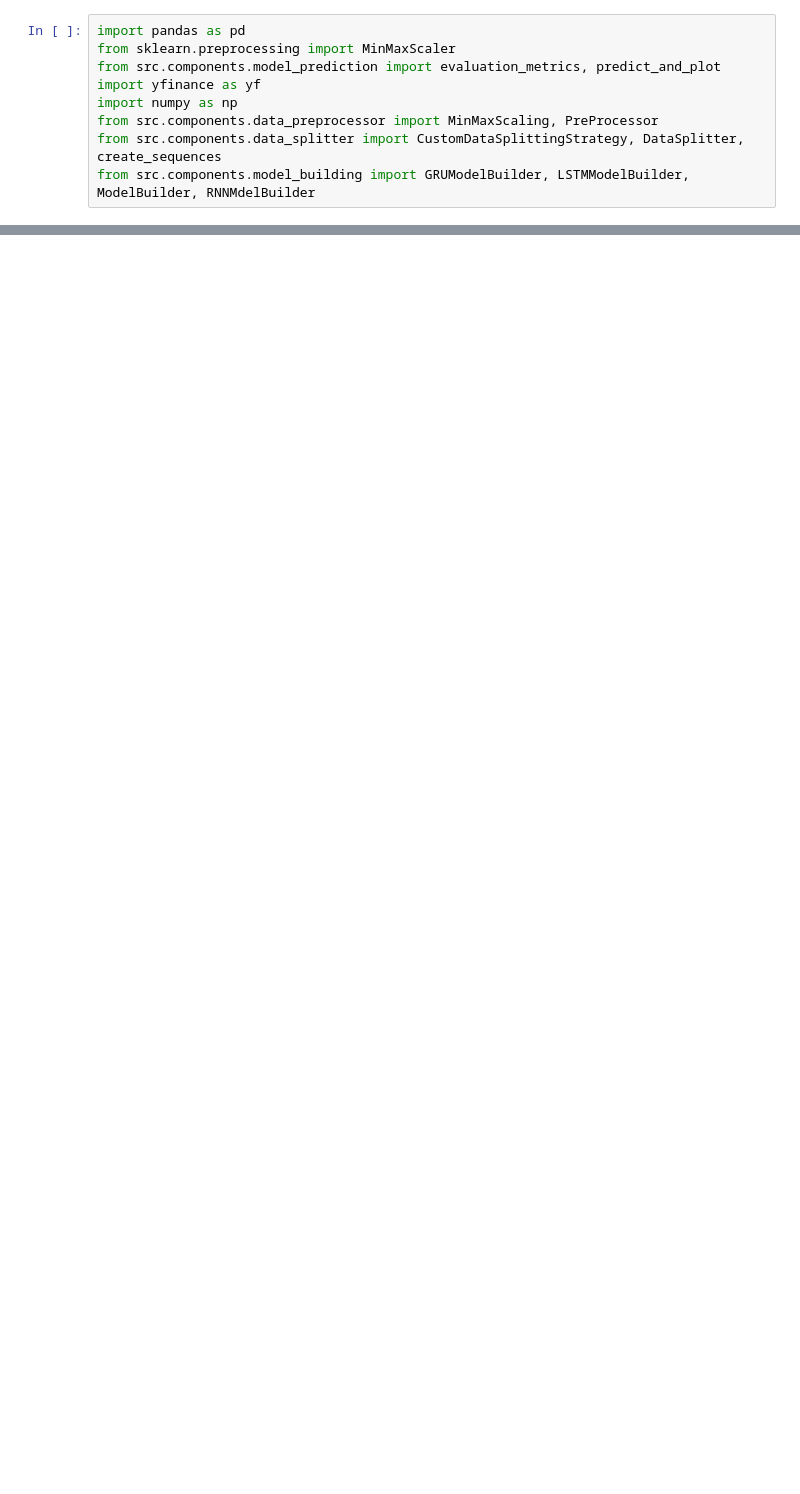
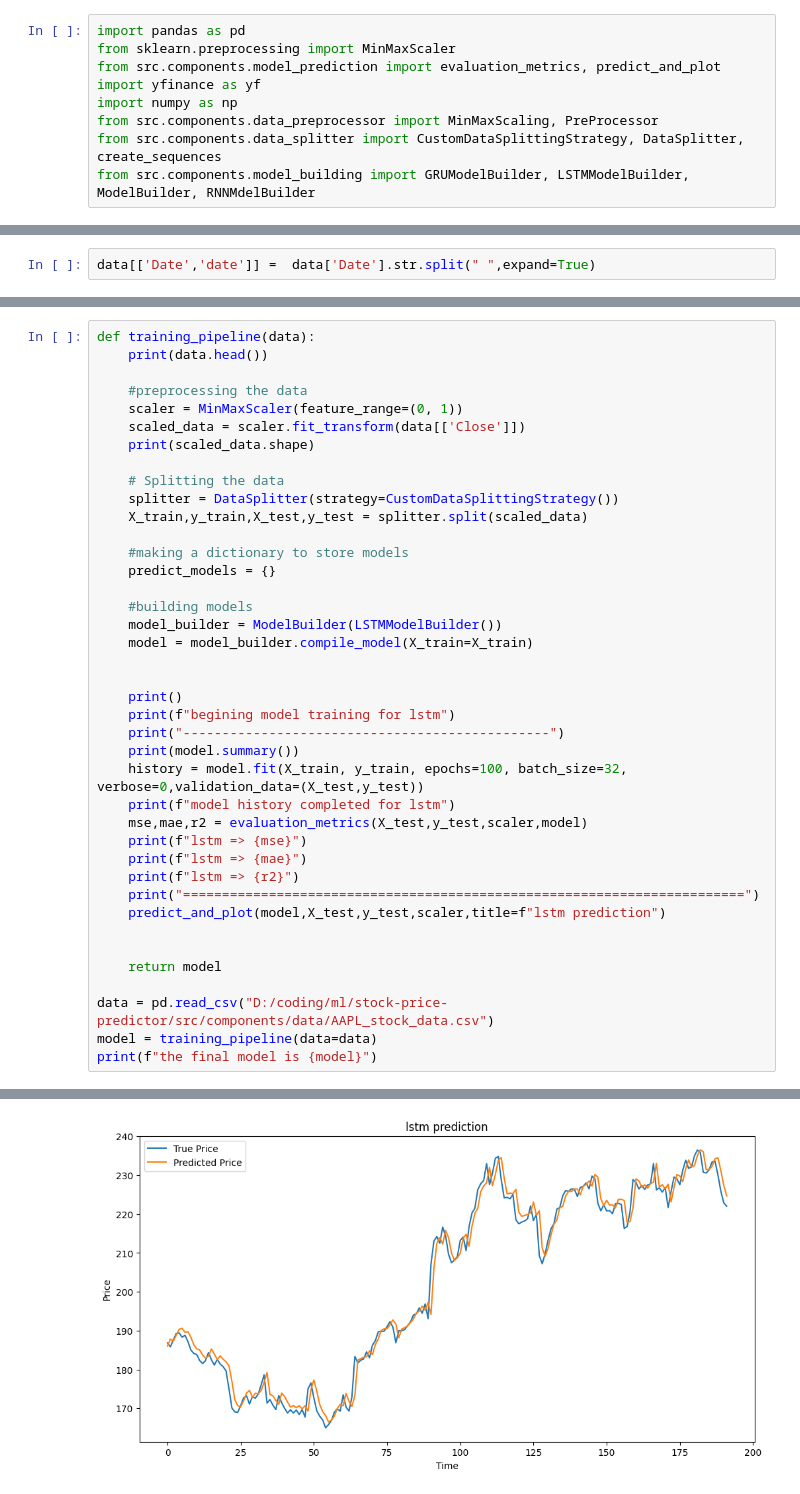
Before and after one commit to aum2606/stock-price-predictor, a Jupyter notebook: src/test.ipynb, the cells around one changed output, grey strips where cells are left out. Drawn from its saved outputs; the diff is of its cells as text; blank space fills up the shorter version.

```diff
--- a/src/test.ipynb
+++ b/src/test.ipynb
@@ -11,0 +27,2 @@ data = pd.read_csv('D:\coding\ml\stock-price-predictor\src\components\data\AAPL_
+# %%
+data[['Date','date']] =  data['Date'].str.split(" ",expand=True)
@@ -11,0 +63,41 @@ data = pd.read_csv('D:\coding\ml\stock-price-predictor\src\components\data\AAPL_
+# %%
+def training_pipeline(data):
+    print(data.head())
+
+    #preprocessing the data
+    scaler = MinMaxScaler(feature_range=(0, 1))
+    scaled_data = scaler.fit_transform(data[['Close']])
+    print(scaled_data.shape)
+
+    # Splitting the data
+    splitter = DataSplitter(strategy=CustomDataSplittingStrategy())
+    X_train,y_train,X_test,y_test = splitter.split(scaled_data)
+
+    #making a dictionary to store models
+    predict_models = {}
+
+    #building models
+    model_builder = ModelBuilder(LSTMModelBuilder())
+    model = model_builder.compile_model(X_train=X_train)
+
+
+    print()
+    print(f"begining model training for lstm")
+    print("-----------------------------------------------")
+    print(model.summary())
+    history = model.fit(X_train, y_train, epochs=100, batch_size=32, verbose=0,validation_data=(X_test,y_test))
+    print(f"model history completed for lstm")
+    mse,mae,r2 = evaluation_metrics(X_test,y_test,scaler,model)
+    print(f"lstm => {mse}")
+    print(f"lstm => {mae}")
+    print(f"lstm => {r2}")
+    print("========================================================================")
+    predict_and_plot(model,X_test,y_test,scaler,title=f"lstm prediction")
+
+
+    return model
+
+data = pd.read_csv("D:/coding/ml/stock-price-predictor/src/components/data/AAPL_stock_data.csv")
+model = training_pipeline(data=data)
+print(f"the final model is {model}")
+# %% [output]
@@ -11,0 +145 @@ data = pd.read_csv('D:\coding\ml\stock-price-predictor\src\components\data\AAPL_
+[figure, added]
```
Also changed, not shown: parts of 14 cells of this notebook, 22 other files.
